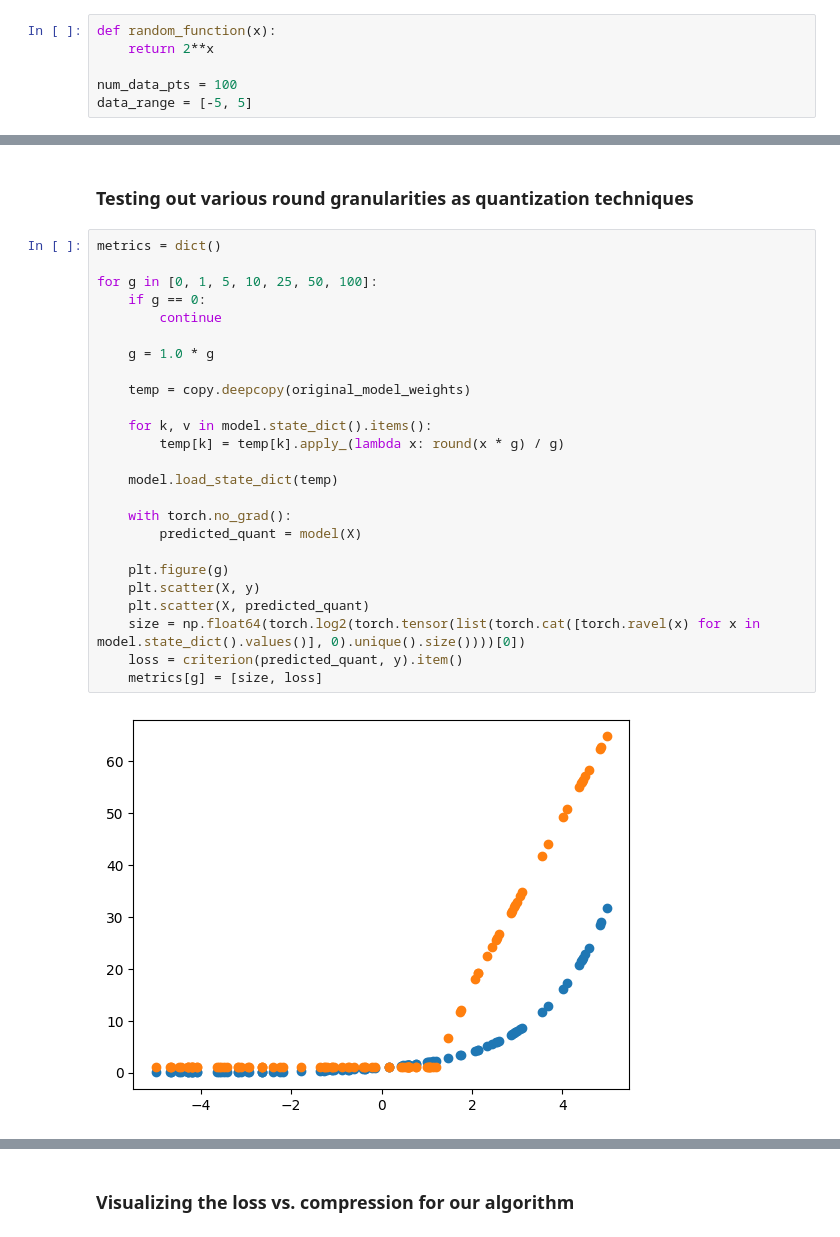
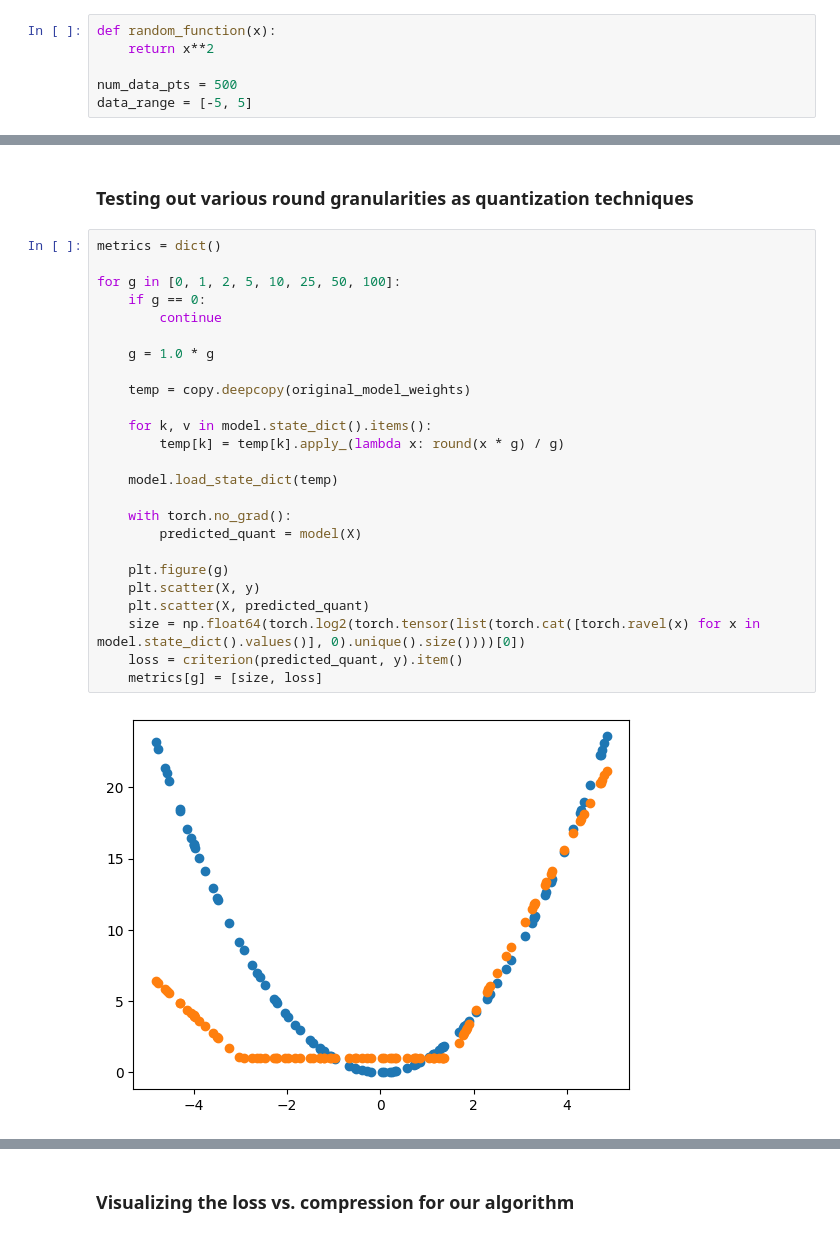
Before and after one commit to saathvikpd/DSC180AB_Capstone, a Jupyter notebook: Experimentation.ipynb, the cells around one changed output, grey strips where cells are left out. Cells and saved outputs as stored; diff of their text form.

```diff
--- a/Experimentation.ipynb
+++ b/Experimentation.ipynb
@@ -9,9 +9,9 @@ import copy
 ### Define function to learn and set dataset size
 # %%
 def random_function(x):
-    return 2**x
+    return x**2
 
-num_data_pts = 100
+num_data_pts = 500
 data_range = [-5, 5]
 # %% [markdown]
 ### Defining a basic neural net
@@ -123,27 +124,27 @@ def find_nearest(x, quant_alphabet):
 # %%
 metrics = dict()
 
-for g in [0, 1, 5, 10, 25, 50, 100]:
+for g in [0, 1, 2, 5, 10, 25, 50, 100]:
     if g == 0:
         continue
 
     g = 1.0 * g
 
     temp = copy.deepcopy(original_model_weights)
 
     for k, v in model.state_dict().items():
         temp[k] = temp[k].apply_(lambda x: round(x * g) / g)
 
     model.load_state_dict(temp)
 
     with torch.no_grad():
         predicted_quant = model(X)
 
     plt.figure(g)
     plt.scatter(X, y)
     plt.scatter(X, predicted_quant)
     size = np.float64(torch.log2(torch.tensor(list(torch.cat([torch.ravel(x) for x in model.state_dict().values()], 0).unique().size())))[0])
     loss = criterion(predicted_quant, y).item()
     metrics[g] = [size, loss]
 # %% [output]
-[figure, old version]
+[figure, new version]
```
Also changed, not shown: parts of 15 cells of this notebook.
